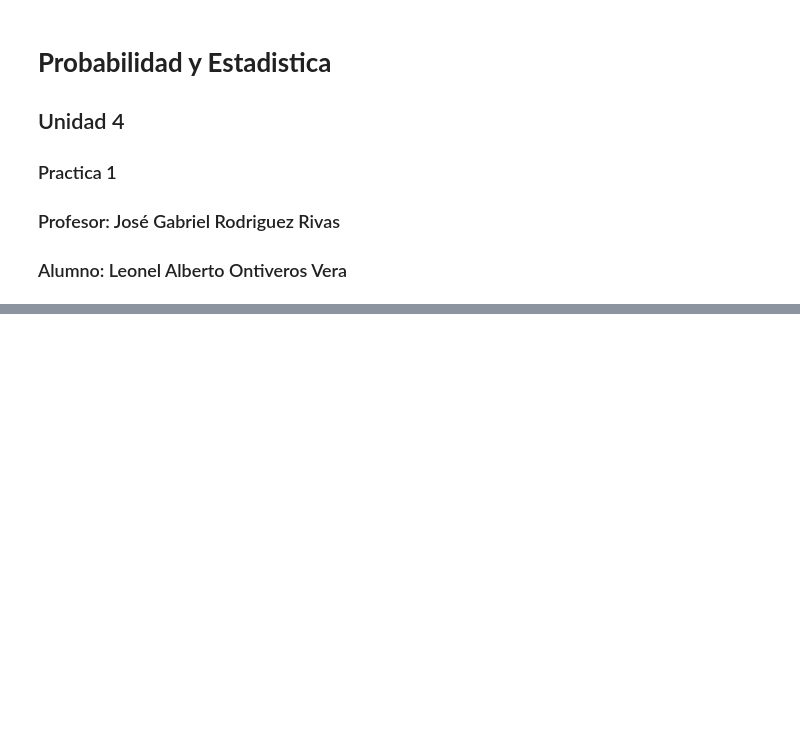
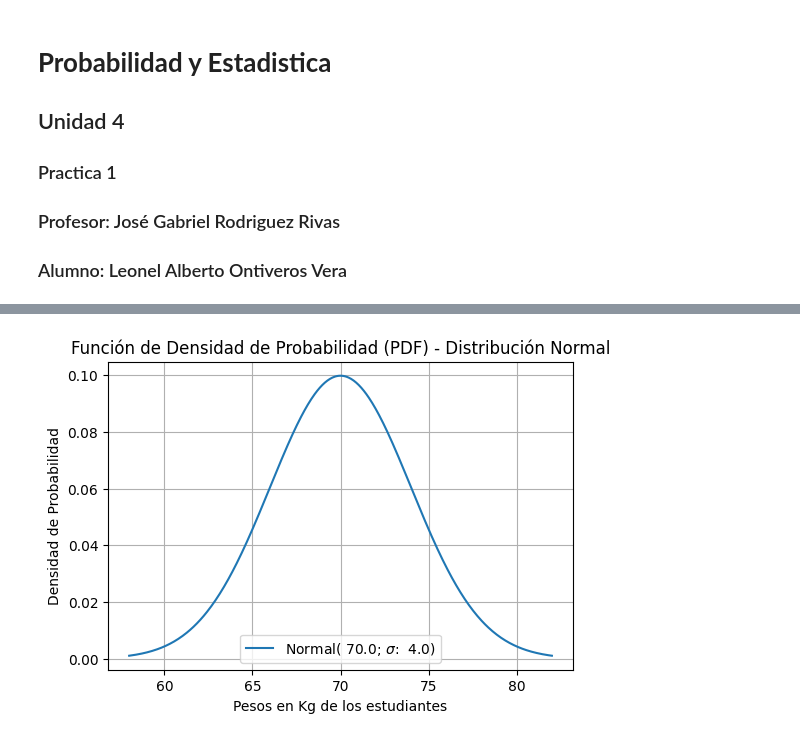
Before and after one commit to LLSS428/Probabilidad-y-Estadistica, a Jupyter notebook: Unidad4/Practica_1.ipynb, the cells around one changed output, grey strips where cells are left out. Drawn from its saved outputs; the diff is of its cells as text; code cells hidden in the pictures; blank space fills up the shorter version.

```diff
--- a/Unidad4/Practica_1.ipynb
+++ b/Unidad4/Practica_1.ipynb
@@ -81,0 +60,12 @@ plt.show()
+# %%
+# Visualizar la PDF
+plt.figure(figsize=(6, 4))
+plt.plot(x, pdf, label='Normal({media: .1f}; $\sigma$: {ds: .1f})'.format(media=np.round(media, 2), ds=np.round(desv_std, 2)))
+plt.title('Función de Densidad de Probabilidad (PDF) - Distribución Normal')
+plt.xlabel('Pesos en Kg de los estudiantes')
+plt.ylabel('Densidad de Probabilidad')
+plt.legend()
+plt.grid(True)
+plt.show()
+# %% [output]
+[figure, added]
```
Also changed, not shown: parts of 8 cells of this notebook.
